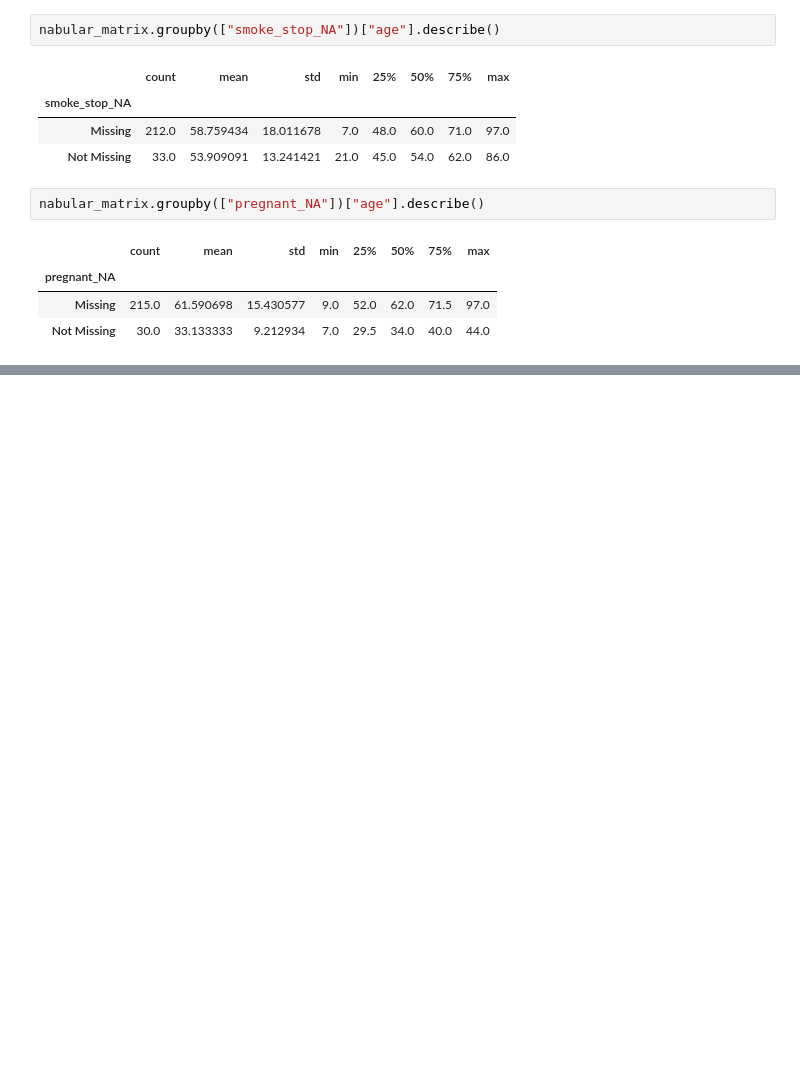
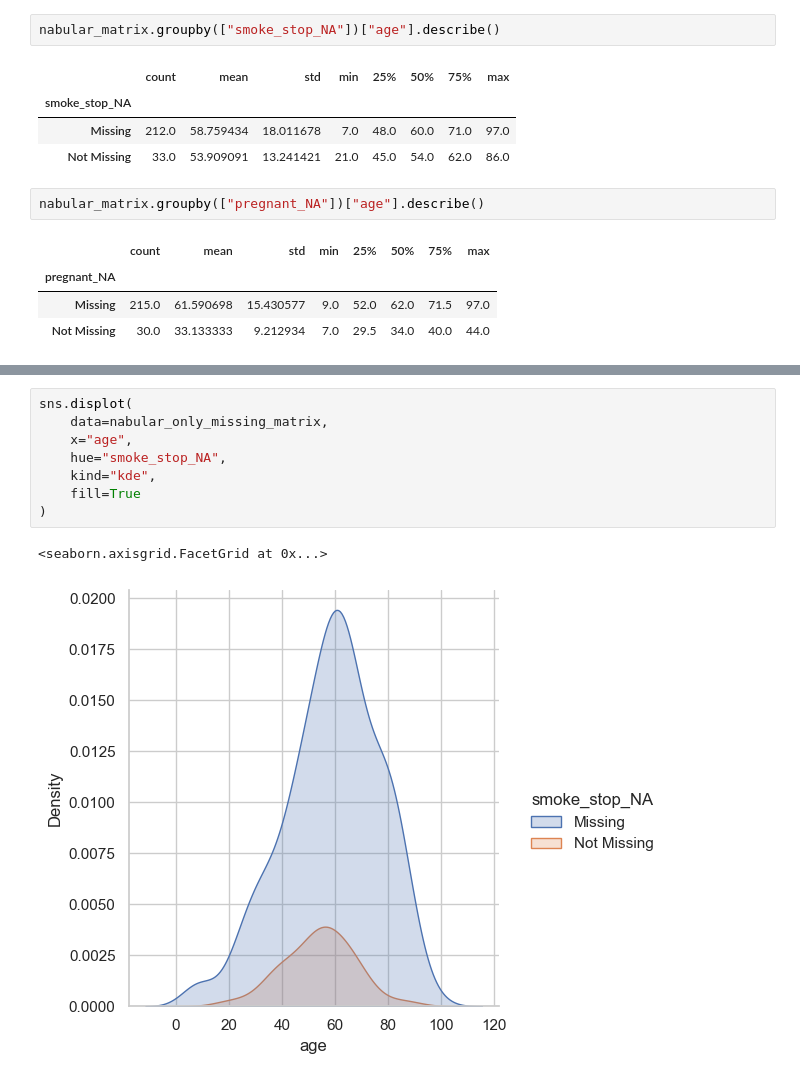
Before and after one commit to PedroRgz/Curso-Manejo-de-datos-faltantes, a Jupyter notebook: Manejo de datos faltantes: Exploración.ipynb, the cells around one changed output, grey strips where cells are left out. Saved outputs shown, nothing was run; the diff lists cells and outputs as text; blank space fills up the shorter version.

```diff
--- a/Manejo de datos faltantes: Exploración.ipynb
+++ b/Manejo de datos faltantes: Exploración.ipynb
@@ -1611,0 +1648,11 @@ nabular_matrix.groupby(["pregnant_NA"])["age"].describe()
+# %%
+sns.displot(
+    data=nabular_only_missing_matrix,
+    x="age",
+    hue="smoke_stop_NA",
+    kind="kde",
+    fill=True
+)
+# %% [output]
+<seaborn.axisgrid.FacetGrid at 0x...>
+[figure, added]
```
Also changed, not shown: parts of 10 cells of this notebook.
